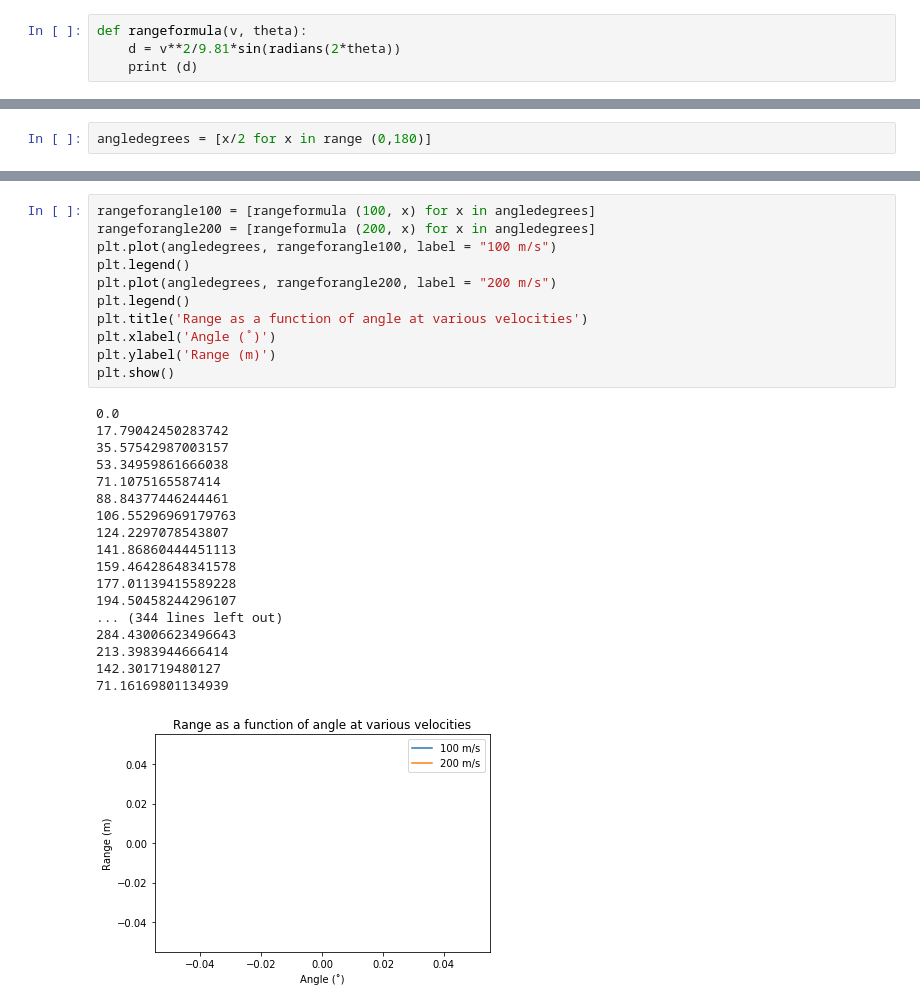
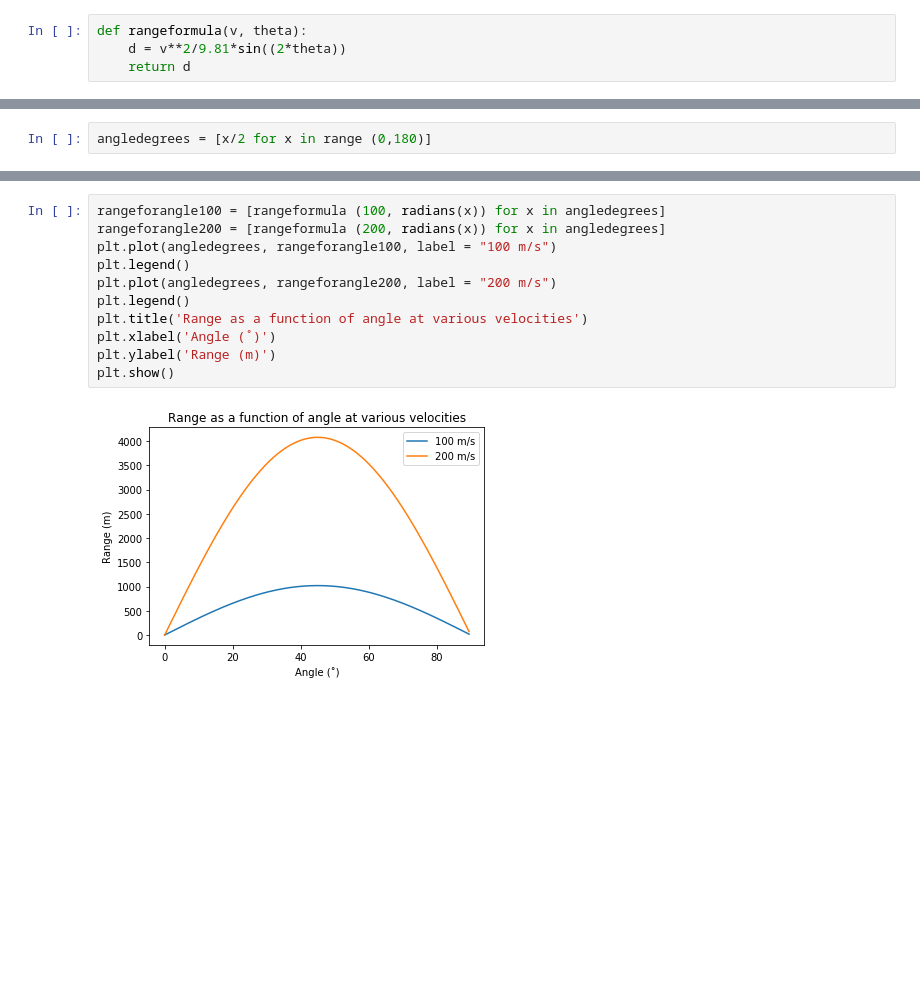
Before and after one commit to afeyrer/datascience, a Jupyter notebook: ballistics.ipynb, the cells around one changed output, grey strips where cells are left out. Saved outputs shown, nothing was run; the diff lists cells and outputs as text; blank space fills up the shorter version.

```diff
--- a/ballistics.ipynb
+++ b/ballistics.ipynb
@@ -7,5 +7,5 @@ from numpy import linspace
 import matplotlib.pyplot as plt
 # %%
 def rangeformula(v, theta):
-    d = v**2/9.81*sin(radians(2*theta))
-    print (d)
+    d = v**2/9.81*sin((2*theta))
+    return d
@@ -46,30 +24,13 @@ plt.show()
 # %%
-rangeforangle100 = [rangeformula (100, x) for x in angledegrees]
-rangeforangle200 = [rangeformula (200, x) for x in angledegrees]
+rangeforangle100 = [rangeformula (100, radians(x)) for x in angledegrees]
+rangeforangle200 = [rangeformula (200, radians(x)) for x in angledegrees]
 plt.plot(angledegrees, rangeforangle100, label = "100 m/s")
 plt.legend()
 plt.plot(angledegrees, rangeforangle200, label = "200 m/s")
 plt.legend()
 plt.title('Range as a function of angle at various velocities')
 plt.xlabel('Angle (˚)')
 plt.ylabel('Range (m)')
 plt.show()
 # %% [output]
-0.0
-17.79042450283742
-35.57542987003157
-53.34959861666038
-71.1075165587414
-88.84377446244461
-106.55296969179763
-124.2297078543807
-141.86860444451113
-159.46428648341578
-177.01139415589228
-194.50458244296107
-... (344 lines left out)
-284.43006623496643
-213.3983944666414
-142.301719480127
-71.16169801134939
-[figure, old version]
+[figure, new version]
```
Also changed, not shown: parts of 8 cells of this notebook.
